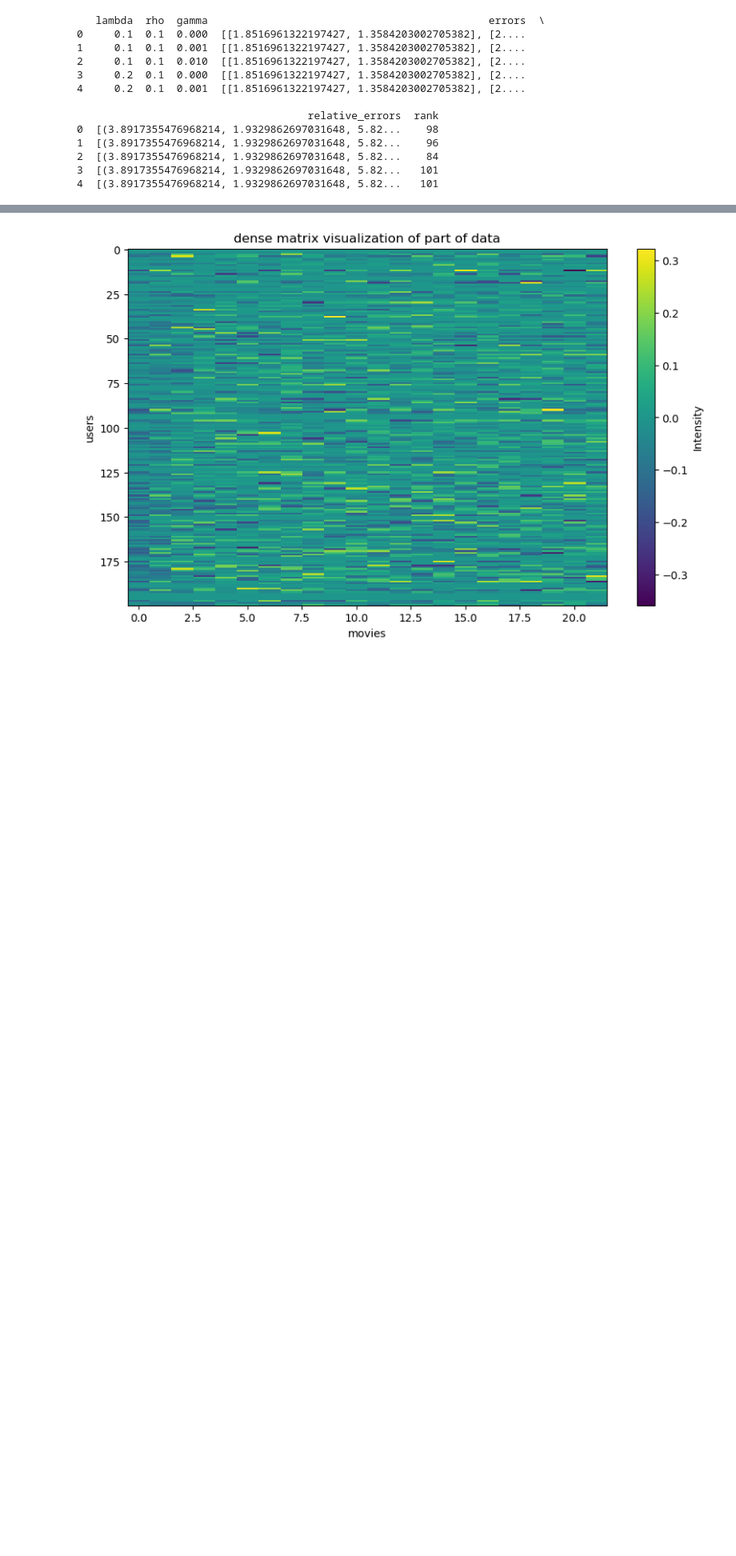
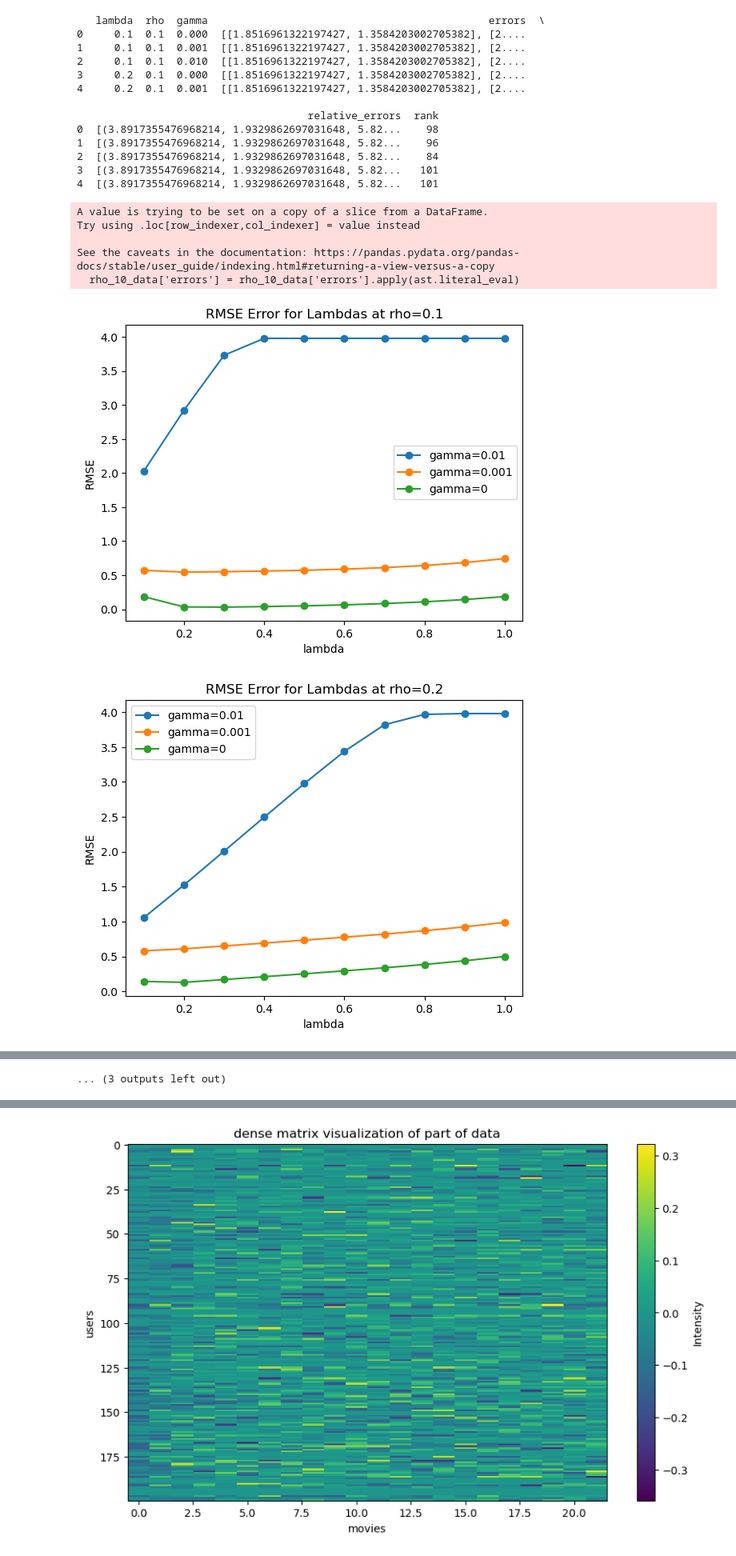
Before and after one commit to Kessius00/nn-s-matrix-fc, a Jupyter notebook: lsmc/lsmc_valid_SVD.ipynb, the cells around one changed output, grey strips where cells are left out. Shown at 80% size. Drawn from its saved outputs; the diff is of its cells as text; code cells hidden in the pictures; blank space fills up the shorter version.

Commit message:
add plots for error/rank at different rhos/lambdas

```diff
--- a/lsmc/lsmc_valid_SVD.ipynb
+++ b/lsmc/lsmc_valid_SVD.ipynb
@@ -141,3 +121,48 @@ print(results_df.head())  # Show the first few rows of the DataFrame
 2  [(3.8917355476968214, 1.9329862697031648, 5.82...    84
 3  [(3.8917355476968214, 1.9329862697031648, 5.82...   101
 4  [(3.8917355476968214, 1.9329862697031648, 5.82...   101
+# %%
+
+def rhoCheckPlots(rho):
+    # Assuming your DataFrame is named df_results
+    rho_10_data = results_df[results_df['rho'] == rho]
+
+    rho_10_data['errors'] = rho_10_data['errors'].apply(ast.literal_eval)
+
+
+    last_2_errors = []
+    for err_list in np.array(rho_10_data['errors']):
+        last_2_errors.append(err_list[-1])
+
+    # Convert data to a numpy array for easier slicing
+    data_array = np.array(last_2_errors)
+
+    # Prepare data for three different gamma values
+    gamma_0_data = data_array[::3]       # Rows for gamma = 0
+    gamma_001_data = data_array[1::3]     # Rows for gamma = 0.001
+    gamma_01_data = data_array[2::3]      # Rows for gamma = 0.01
+
+    RMSE_1 = gamma_0_data[:,1]
+    RMSE_2 = gamma_001_data[:,1]
+    RMSE_3 = gamma_01_data[:,1]
+    # x = lambdas
+    plt.plot(lambdas,RMSE_3, 'o-' ,label='gamma=0.01')
+    plt.plot(lambdas,RMSE_2,'o-' ,label='gamma=0.001')
+    plt.plot(lambdas,RMSE_1, 'o-' ,label='gamma=0')
+    plt.xlabel('lambda')
+    plt.ylabel('RMSE')
+
+    plt.title(f"RMSE Error for Lambdas at rho={rho}")
+    plt.legend()
+    plt.show()
+# %%
+for r in rhos:
+    rhoCheckPlots(r)
+# %% [output]
+A value is trying to be set on a copy of a slice from a DataFrame.
+Try using .loc[row_indexer,col_indexer] = value instead
+
+See the caveats in the documentation: https://pandas.pydata.org/pandas-docs/stable/user_guide/indexing.html#returning-a-view-versus-a-copy
+  rho_10_data['errors'] = rho_10_data['errors'].apply(ast.literal_eval)
+[figure, added]
+[figure, added]
@@ -143,0 +178 @@ print(results_df.head())  # Show the first few rows of the DataFrame
+... (3 outputs left out)
```
Also changed, not shown: parts of 11 cells of this notebook.
